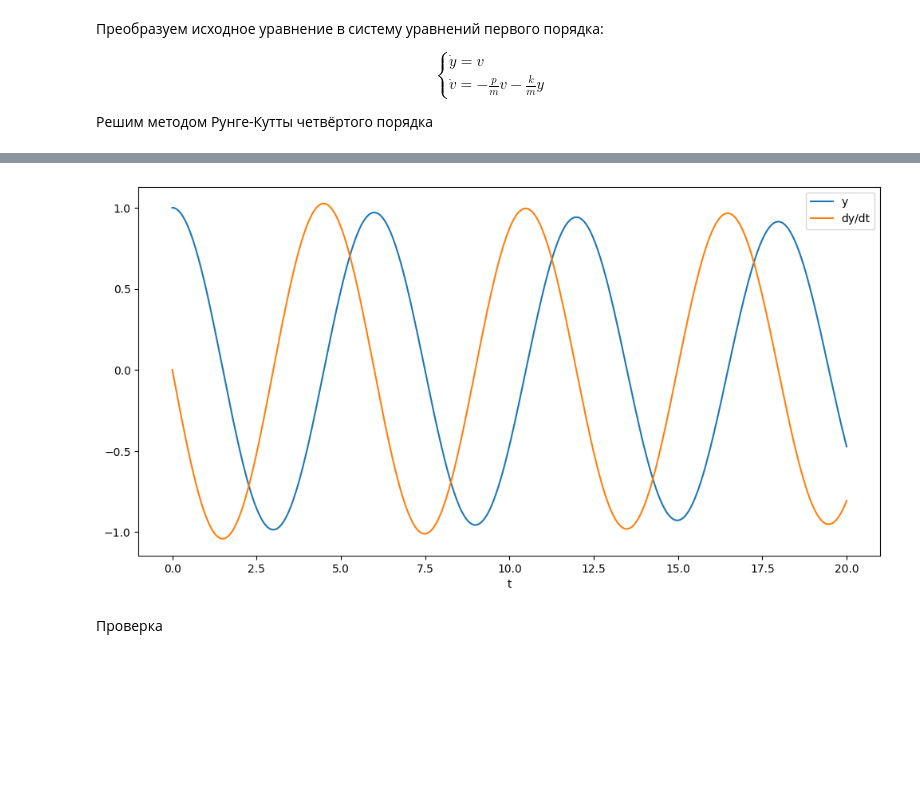
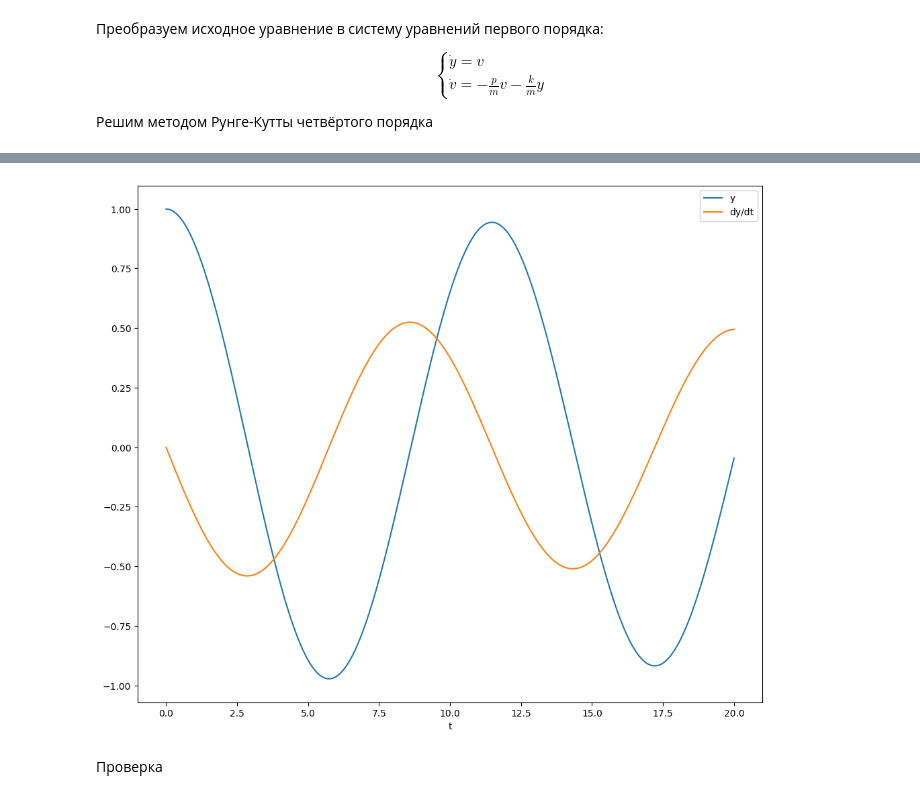
Before and after one commit to Cr1msonEdge/information-technology-modeling, a Jupyter notebook: task.ipynb, the cells around one changed output, grey strips where cells are left out. Cells and saved outputs as stored; diff of their text form; code cells hidden in the pictures; blank space fills up the shorter version.

```diff
--- a/task.ipynb
+++ b/task.ipynb
@@ -18,7 +18,7 @@ from scipy.integrate import odeint
 # %%
 m = 10.0
 p = 0.1
-k = 11.0
+k = 3.0
 # %%
 def f1(v):
     return v
@@ -64,13 +64,13 @@ dy = [ 0.         -0.00109999 -0.00219998 ... -0.80785564 -0.80732884
 # %%
-plt.figure(figsize=(12, 6))
+plt.figure(figsize=(12, 10))
 plt.plot(T, Y, label='y')
 plt.plot(T, V, label='dy/dt')
 plt.xlabel('t')
 
 plt.legend()
 plt.show()
 # %% [output]
-[figure, old version]
+[figure, new version]
 # %% [markdown]
 Проверка
 # %%
```
Also changed, not shown: parts of 4 cells of this notebook.
